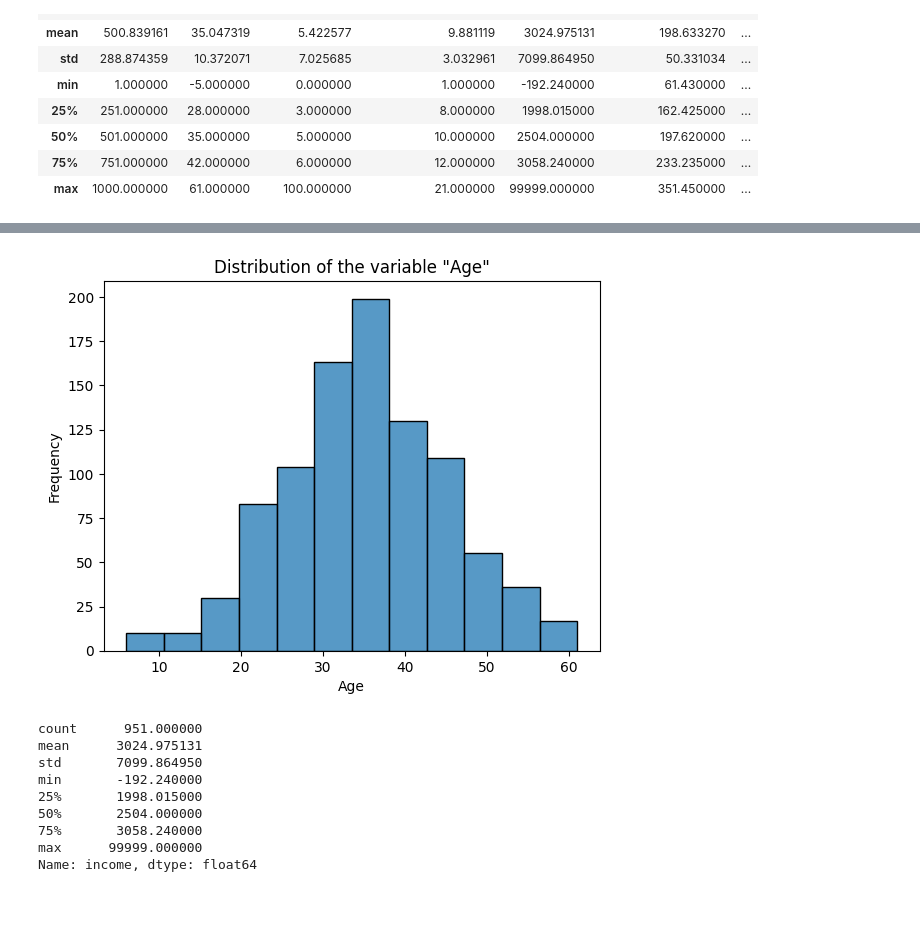
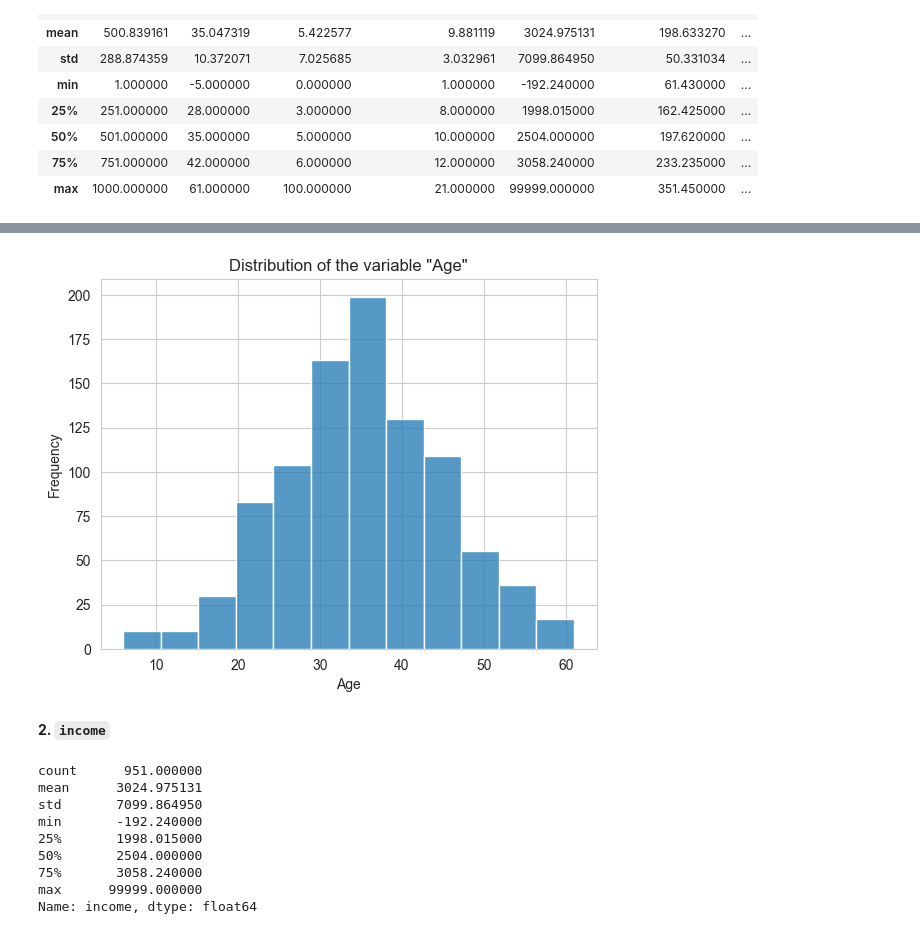
Before and after one commit to AnSebCR1705/Implementing-data-mining-topics-in-Python-and-comparing-them-to-R, a Jupyter notebook: Sessions/02_Data_Preprocessing.ipynb, the cells around one changed output, grey strips where cells are left out. Drawn from its saved outputs; the diff is of its cells as text; code cells hidden in the pictures; blank space fills up the shorter version.

```diff
--- a/Sessions/02_Data_Preprocessing.ipynb
+++ b/Sessions/02_Data_Preprocessing.ipynb
@@ -496,14 +501,16 @@ df.describe()
 # %%
-# 1. "Age": Minimun value is -5 and 50 missing, so set invalides to NA
 # Remove invalid age entries
-df['age'] = df['age'].where(df['age'].between(0,100),pd.NA)
+df['age'] = df['age'].where(df['age'].between(0,100), pd.NA)
 
 # Histogram for 'Age'
+sns.set_style("whitegrid")
 sns.histplot(df['age'].dropna(), bins=12)
 plt.xlabel('Age')
 plt.ylabel('Frequency')
 plt.title('Distribution of the variable "Age"')
 plt.show()
 # %% [output]
-[figure, old version]
+[figure, new version]
+# %% [markdown]
+**2. `income`**
 # %%
```
Also changed, not shown: parts of 41 cells of this notebook.
